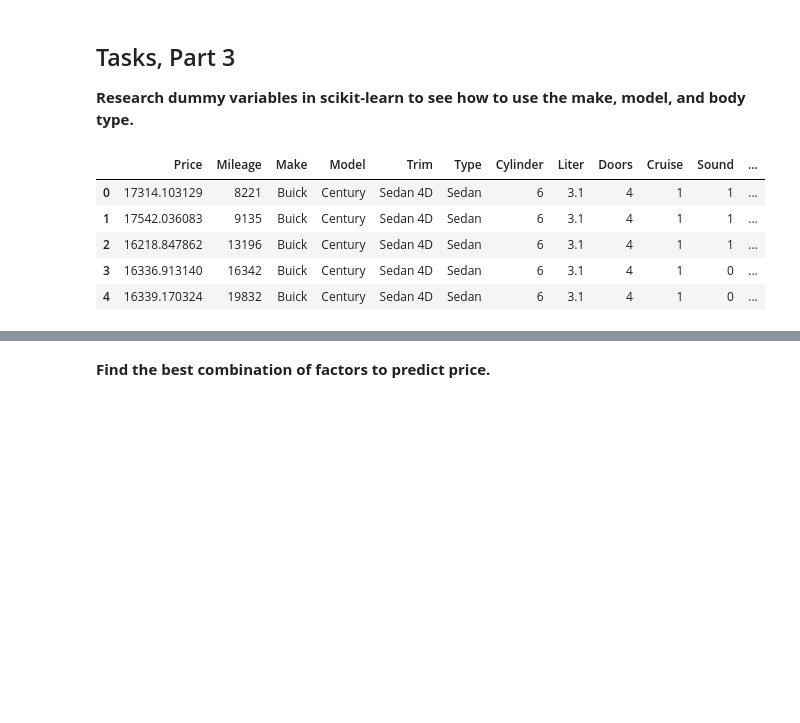
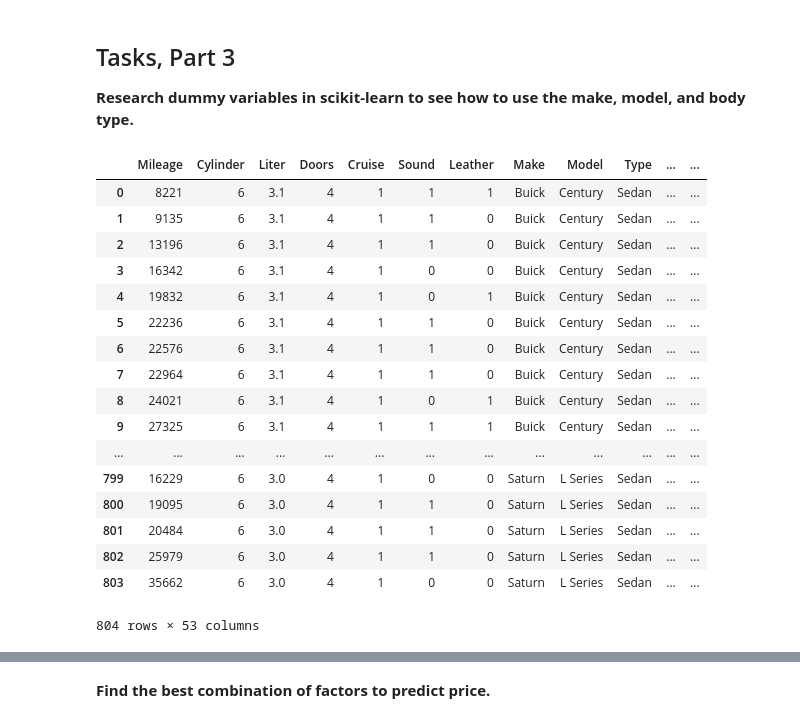
Before and after one commit to kasalak/Plaid-Coat, a Jupyter notebook: car-worth.ipynb, the cells around one changed output, grey strips where cells are left out. Saved outputs shown, nothing was run; the diff lists cells and outputs as text; code cells hidden in the pictures; blank space fills up the shorter version.

```diff
--- a/car-worth.ipynb
+++ b/car-worth.ipynb
@@ -157,12 +157,32 @@ outcomes.sort_index(by='$R^2$ Score', ascending=[False]).head(1)
 # %% [markdown]
 ## Tasks, Part 3
 **Research dummy variables in scikit-learn to see how to use the make, model, and body type.**
-# %%
-car_data.head()
-# %% [output]
-|  | Price | Mileage | Make | Model | Trim | Type | Cylinder | Liter | Doors | Cruise | Sound | ... |
-| 0 | 17314.103129 | 8221 | Buick | Century | Sedan 4D | Sedan | 6 | 3.1 | 4 | 1 | 1 | ... |
-| 1 | 17542.036083 | 9135 | Buick | Century | Sedan 4D | Sedan | 6 | 3.1 | 4 | 1 | 1 | ... |
-| 2 | 16218.847862 | 13196 | Buick | Century | Sedan 4D | Sedan | 6 | 3.1 | 4 | 1 | 1 | ... |
-| 3 | 16336.913140 | 16342 | Buick | Century | Sedan 4D | Sedan | 6 | 3.1 | 4 | 1 | 0 | ... |
-| 4 | 16339.170324 | 19832 | Buick | Century | Sedan 4D | Sedan | 6 | 3.1 | 4 | 1 | 0 | ... |
+# %%
+
+df = pd.DataFrame(car_data, columns = ['Mileage', 'Cylinder', 'Liter', 'Doors', 'Cruise', 'Sound', 'Leather', 'Make', 'Model', 'Type'])
+# %%
+dummy_make = pd.get_dummies(df['Make'])
+dummy_model = pd.get_dummies(df['Model'])
+dummy_type = pd.get_dummies(df['Type'])
+# %%
+dummy_df = pd.concat([df, dummy_make, dummy_model, dummy_type], axis=1)
+dummy_df
+# %% [output]
+|  | Mileage | Cylinder | Liter | Doors | Cruise | Sound | Leather | Make | Model | Type | ... | ... |
+| 0 | 8221 | 6 | 3.1 | 4 | 1 | 1 | 1 | Buick | Century | Sedan | ... | ... |
+| 1 | 9135 | 6 | 3.1 | 4 | 1 | 1 | 0 | Buick | Century | Sedan | ... | ... |
+| 2 | 13196 | 6 | 3.1 | 4 | 1 | 1 | 0 | Buick | Century | Sedan | ... | ... |
+| 3 | 16342 | 6 | 3.1 | 4 | 1 | 0 | 0 | Buick | Century | Sedan | ... | ... |
+| 4 | 19832 | 6 | 3.1 | 4 | 1 | 0 | 1 | Buick | Century | Sedan | ... | ... |
+| 5 | 22236 | 6 | 3.1 | 4 | 1 | 1 | 0 | Buick | Century | Sedan | ... | ... |
+| 6 | 22576 | 6 | 3.1 | 4 | 1 | 1 | 0 | Buick | Century | Sedan | ... | ... |
+| 7 | 22964 | 6 | 3.1 | 4 | 1 | 1 | 0 | Buick | Century | Sedan | ... | ... |
+| 8 | 24021 | 6 | 3.1 | 4 | 1 | 0 | 1 | Buick | Century | Sedan | ... | ... |
+| 9 | 27325 | 6 | 3.1 | 4 | 1 | 1 | 1 | Buick | Century | Sedan | ... | ... |
+| ... | ... | ... | ... | ... | ... | ... | ... | ... | ... | ... | ... | ... |
+| 799 | 16229 | 6 | 3.0 | 4 | 1 | 0 | 0 | Saturn | L Series | Sedan | ... | ... |
+| 800 | 19095 | 6 | 3.0 | 4 | 1 | 1 | 0 | Saturn | L Series | Sedan | ... | ... |
+| 801 | 20484 | 6 | 3.0 | 4 | 1 | 1 | 0 | Saturn | L Series | Sedan | ... | ... |
+| 802 | 25979 | 6 | 3.0 | 4 | 1 | 1 | 0 | Saturn | L Series | Sedan | ... | ... |
+| 803 | 35662 | 6 | 3.0 | 4 | 1 | 0 | 0 | Saturn | L Series | Sedan | ... | ... |
+804 rows × 53 columns
```
Also changed, not shown: parts of 7 cells of this notebook.
